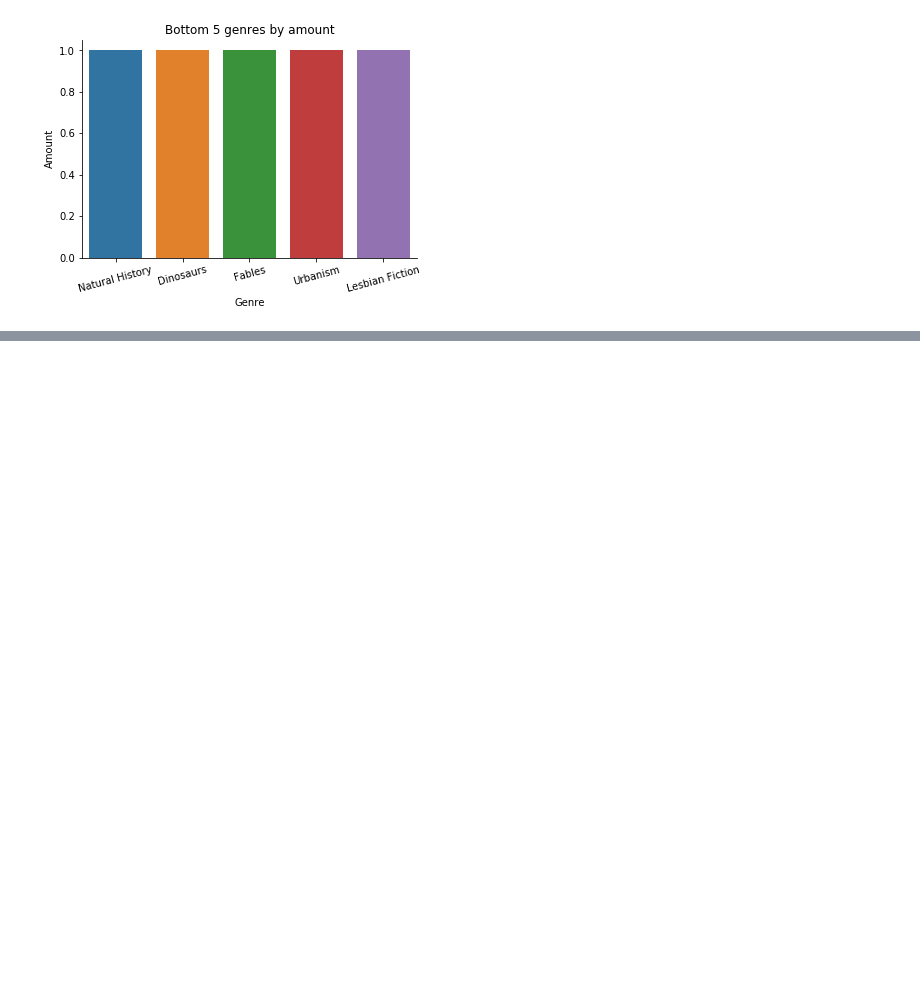
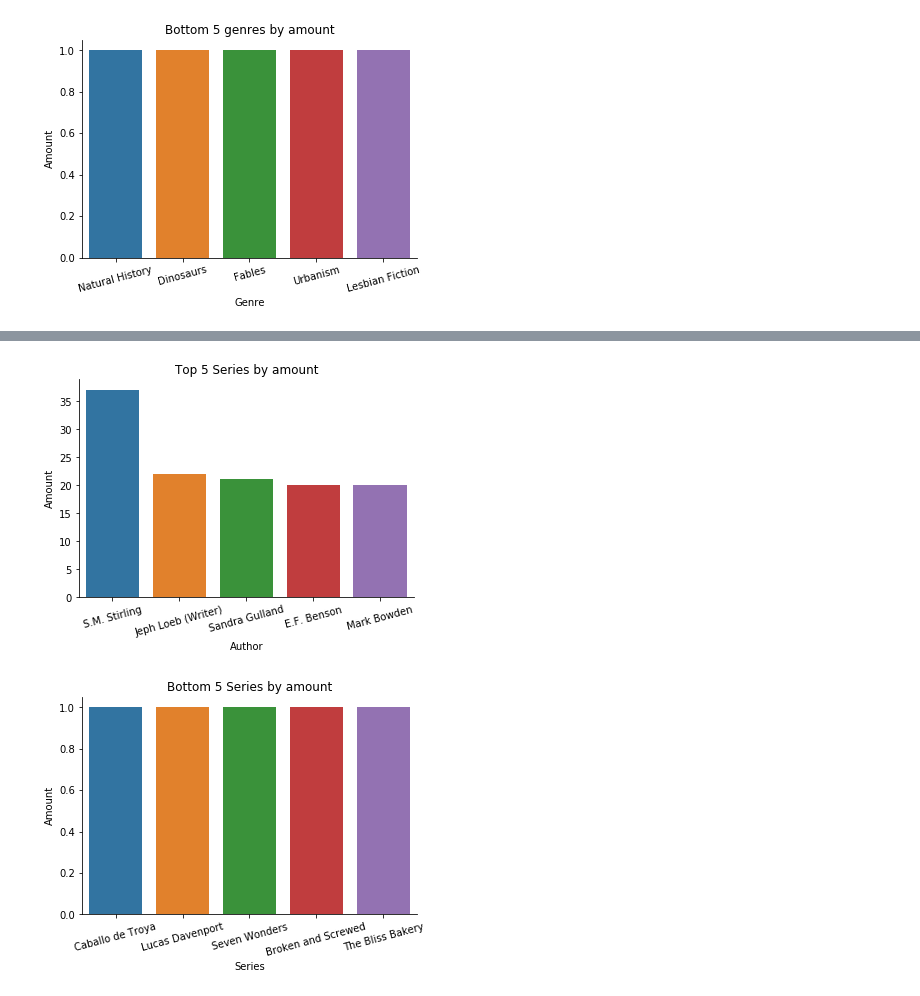
Before and after one commit to katiehuynh/Book_Reccomendation, a Jupyter notebook: basic.ipynb, the cells around one changed output, grey strips where cells are left out. Saved outputs shown, nothing was run; the diff lists cells and outputs as text; code cells hidden in the pictures; blank space fills up the shorter version.

```diff
--- a/basic.ipynb
+++ b/basic.ipynb
@@ -106,25 +108,29 @@ pyplot.show()
 # %%
 # Split and find the most popular series.
 
 # split
 split_series = books.loc[books.series.notnull(), 'series'].str.split(',', expand=True).stack().reset_index(level=-1, drop=True)
 
 # count
 split_series_counts = split_series.value_counts().sort_values(ascending=False)
 
 # Plot the top 5
-sns.barplot(y=split_series_counts[:5], x = split_series_counts.index[:5])
+a = sns.barplot(y=split_series_counts[:5], x = split_series_counts.index[:5])
+a.set_xticklabels(j.get_xticklabels(), rotation=15, ha='center')
 sns.despine()
 pyplot.xlabel('Author')
 pyplot.ylabel('Amount')
 pyplot.title('Top 5 Series by amount')
 pyplot.show()
 
 # Bottom 5
 h = sns.barplot(y=split_series_counts[-5:], x=split_series_counts.index[-5:])
 h.set_xticklabels(h.get_xticklabels(), rotation=15, ha='center')
 sns.despine()
 pyplot.xlabel('Series')
 pyplot.ylabel('Amount')
 pyplot.title('Bottom 5 Series by amount')
 pyplot.show()
+# %% [output]
+[figure, added]
+[figure, added]
```
Also changed, not shown: parts of 1 cell of this notebook.
